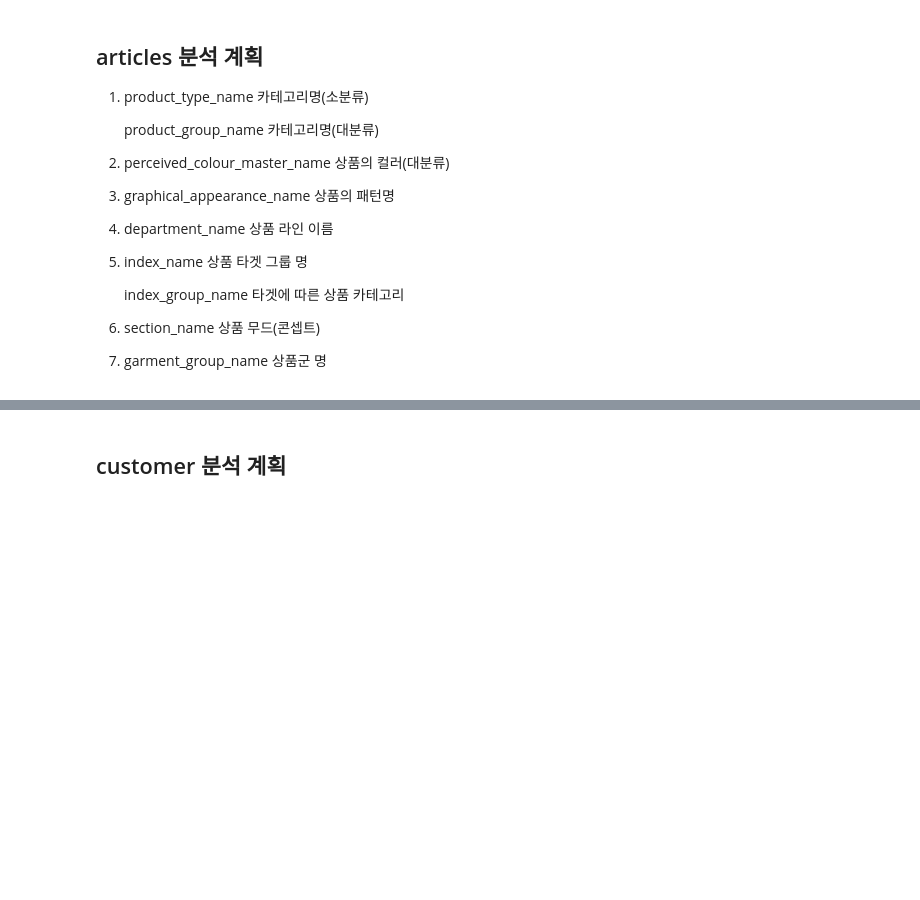
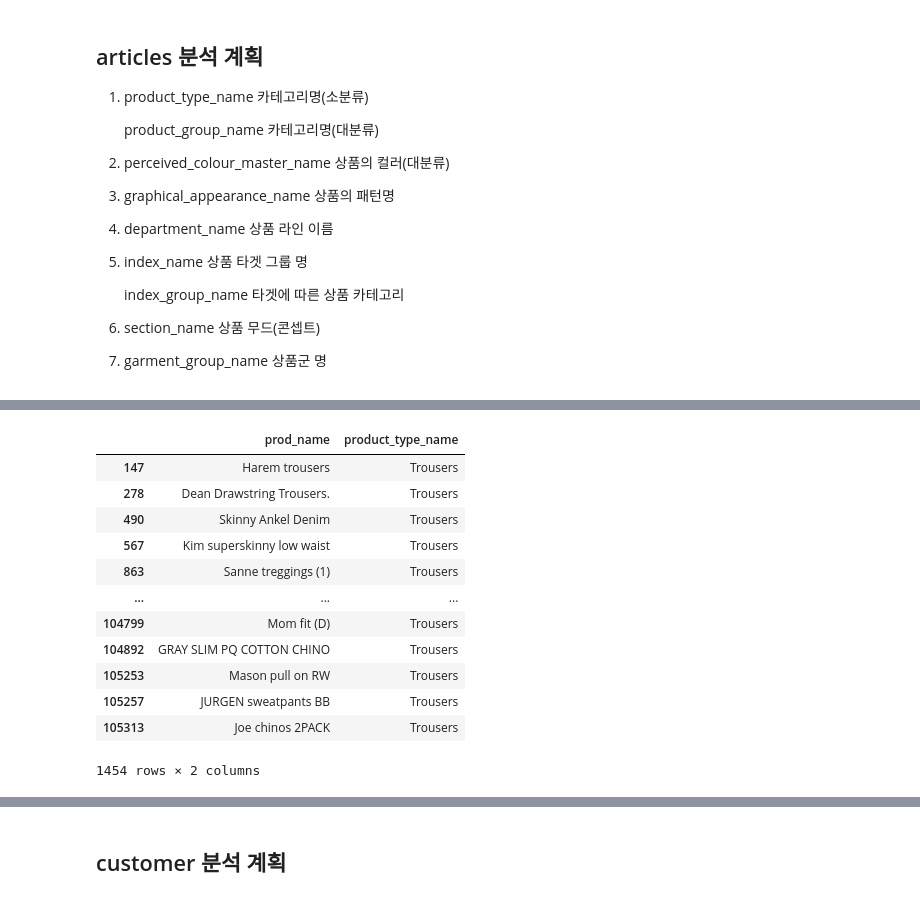
Before and after one commit to monamienamie/5commerce, a Jupyter notebook: 0827.ipynb, the cells around one changed output, grey strips where cells are left out. Saved outputs shown, nothing was run; the diff lists cells and outputs as text; code cells hidden in the pictures; blank space fills up the shorter version.

```diff
--- a/0827.ipynb
+++ b/0827.ipynb
@@ -83,0 +193,23 @@ articles['prod_name'].nunique()
+# %%
+#Dark Blue와 Trousers가 많아서 청바지 복종이 많은 줄 알았는데
+#그렇지도 않은 코드
+articles[['prod_name', 'product_type_name']][(articles['colour_group_name'] == 'Dark Blue') & (articles['perceived_colour_master_name'] == 'Blue') & (articles['product_type_name'] == 'Trousers')].drop_duplicates()
+#SELECT distinct prod_name, product_type_name
+# FROM articles
+# WHERE colour_group_name = 'Dark Blue'
+#     AND perceived_colour_master_name = 'Blue'
+#     AND product_type_name = Trousers
+# %% [output]
+|  | prod_name | product_type_name |
+| 147 | Harem trousers | Trousers |
+| 278 | Dean Drawstring Trousers. | Trousers |
+| 490 | Skinny Ankel Denim | Trousers |
+| 567 | Kim superskinny low waist | Trousers |
+| 863 | Sanne treggings (1) | Trousers |
+| ... | ... | ... |
+| 104799 | Mom fit (D) | Trousers |
+| 104892 | GRAY SLIM PQ COTTON CHINO | Trousers |
+| 105253 | Mason pull on RW | Trousers |
+| 105257 | JURGEN sweatpants BB | Trousers |
+| 105313 | Joe chinos 2PACK | Trousers |
+1454 rows × 2 columns
```
Also changed, not shown: parts of 15 cells of this notebook.
